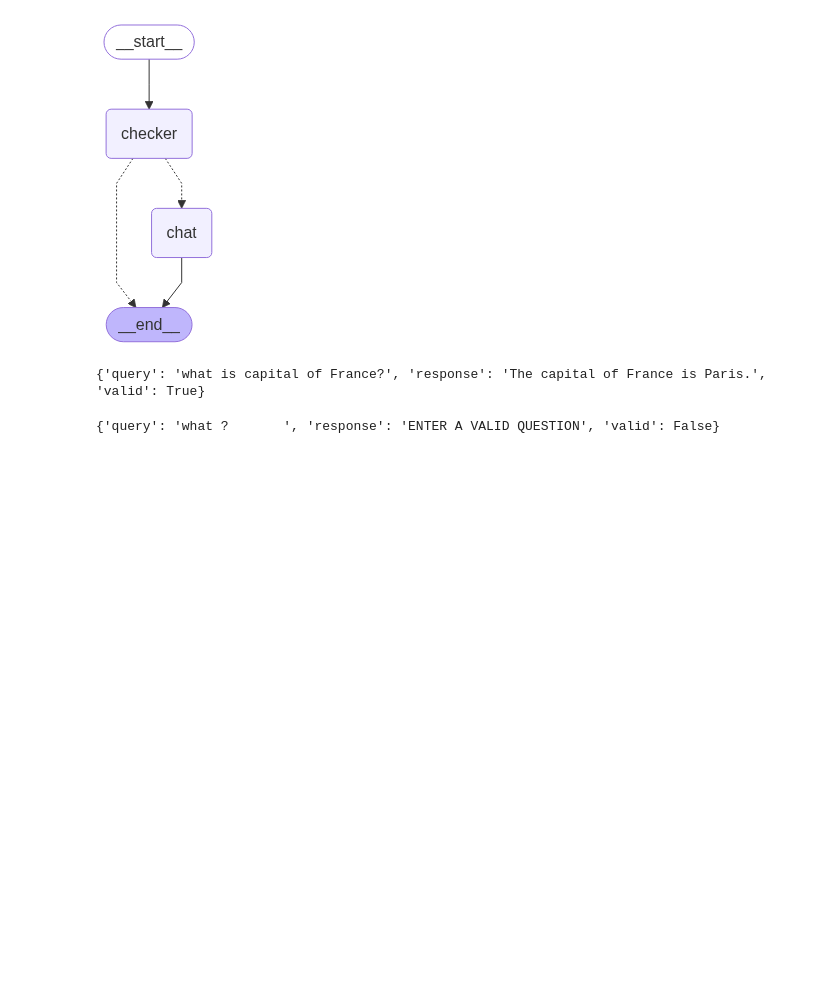
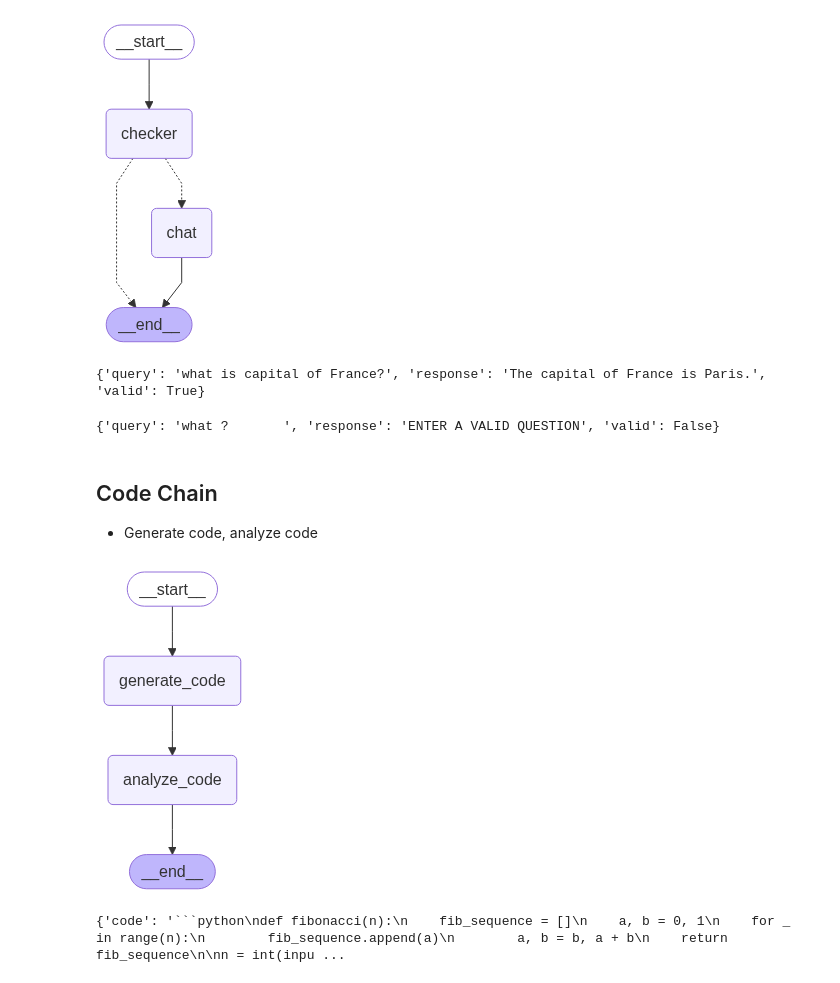
Before and after one commit to Bluedata-Consulting/GAAPB03-training, a Jupyter notebook: Concept_Langchain_and_Langgraph_Chains.ipynb, the cells around one changed output. Cells and saved outputs as stored; diff of their text form; code cells hidden in the pictures; blank space fills up the shorter version.

````diff
--- a/Concept_Langchain_and_Langgraph_Chains.ipynb
+++ b/Concept_Langchain_and_Langgraph_Chains.ipynb
@@ -324,3 +324,41 @@ result = graph.invoke({"query":"what ?       "})
 print(result)
 # %% [output]
 {'query': 'what ?       ', 'response': 'ENTER A VALID QUESTION', 'valid': False}
+# %% [markdown]
+## Code Chain
+
+- Generate code, analyze code
+# %%
+from typing import TypedDict
+from langchain_openai import AzureChatOpenAI
+from langchain_core.prompts import ChatPromptTemplate
+llm = AzureChatOpenAI(model="myllm")
+
+class simpleState(TypedDict):
+    code:str
+    task:str
+    modified_code:str
+
+
+def generate_code(state:simpleState)->simpleState:
+    generate_prompt = ChatPromptTemplate([("system","Write a simple code for the task, only provide code no other additional text"),
+                                      ("user","{task}")])
+    code = llm.invoke(generate_prompt.invoke({"task":state["task"]})).content
+    return {"code":code}
+
+
+def analyze_code(state:simpleState)->simpleState:
+    analyze_prompt = ChatPromptTemplate([("system","Analyze the provided code, add docstrings and comments. only provide code no other additional text"),
+                                      ("user","{code}")])
+    modified_code = llm.invoke(analyze_prompt.invoke({"code":state["code"]})).content
+    return {"modified_code":modified_code}
+
+
+builder = StateGraph(simpleState)
+builder.add_sequence([generate_code,analyze_code])
+builder.add_edge(START,"generate_code")
+
+graph = builder.compile()
+graph
+# %% [output]
+[figure, added]
@@ -326,0 +367,4 @@ print(result)
+# %%
+print(result)
+# %% [output]
+{'code': '```python\ndef fibonacci(n):\n    fib_sequence = []\n    a, b = 0, 1\n    for _ in range(n):\n        fib_sequence.append(a)\n        a, b = b, a + b\n    return fib_sequence\n\nn = int(inpu ...
````
Also changed, not shown: parts of 3 cells of this notebook.
